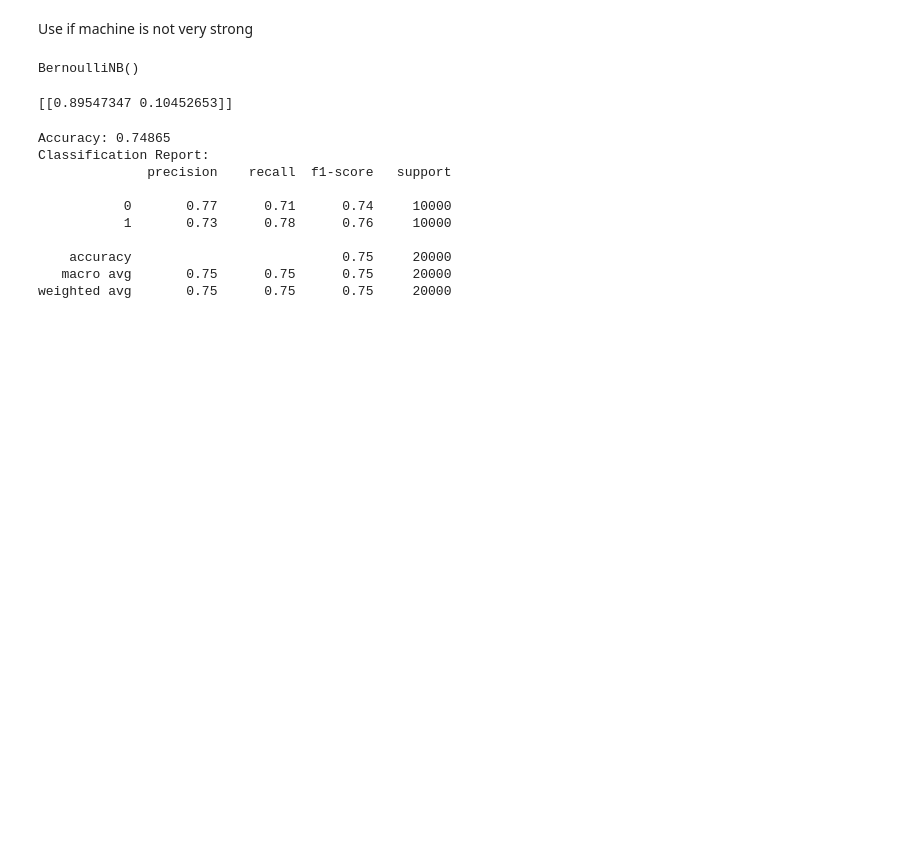
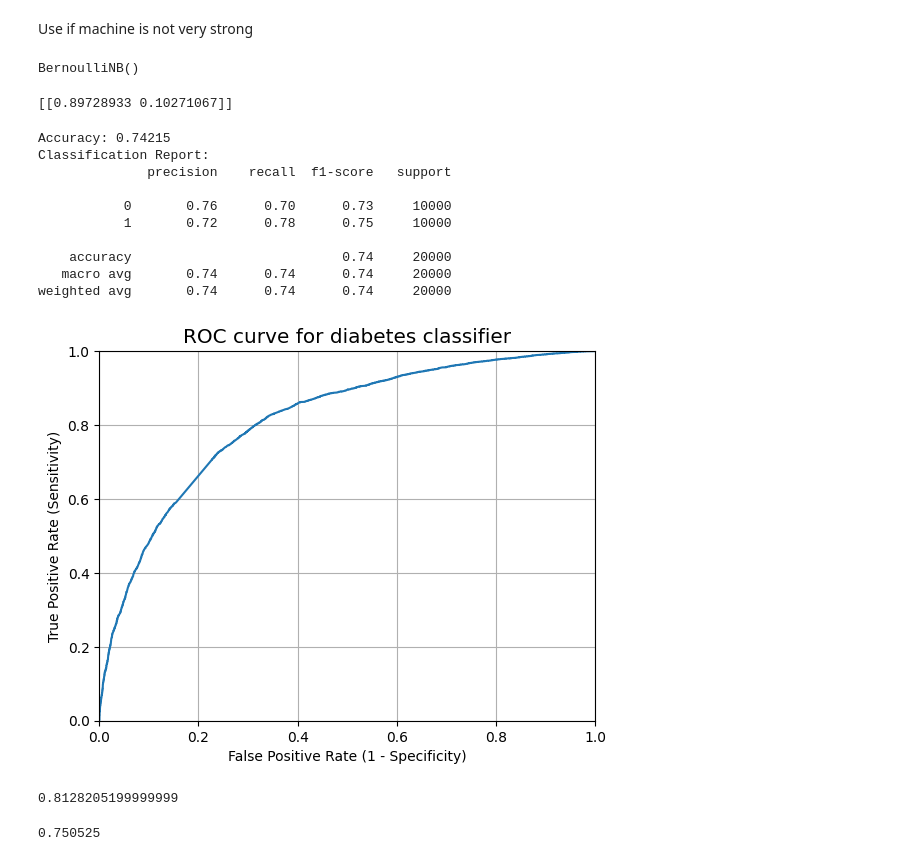
Before and after one commit to henry167b/IT1244-Project, a Jupyter notebook: Models/NaiveBayes.ipynb, the cells around one changed output. Saved outputs shown, nothing was run; the diff lists cells and outputs as text; code cells hidden in the pictures; blank space fills up the shorter version.

```diff
--- a/Models/NaiveBayes.ipynb
+++ b/Models/NaiveBayes.ipynb
@@ -57,7 +59,7 @@ sentences = [' '.join(words) for words in X_train]
 # Fit and transform the sentences
 one_hot_encoded = vectorizer.fit_transform(sentences)
 # %%
-test = SelectKBest(score_func=chi2, k=7500)
+test = SelectKBest(score_func=chi2, k=1000)
 X_train_new = test.fit_transform(one_hot_encoded, y_train)
 # %%
 clf = BernoulliNB()
@@ -75,7 +77,7 @@ sent = vectorizer.transform([sent])
 sent = test.transform(sent)
 print(clf.predict_proba(sent))
 # %% [output]
-[[0.89547347 0.10452653]]
+[[0.89728933 0.10271067]]
 # %%
 from sklearn.metrics import accuracy_score, classification_report
 # Evaluate the model
@@ -85,28 +87,35 @@ classification_rep = classification_report(y_test, y_pred)
 print(f'Accuracy: {accuracy}')
 print(f'Classification Report:\n{classification_rep}')
 # %% [output]
-Accuracy: 0.74865
+Accuracy: 0.74215
 Classification Report:
               precision    recall  f1-score   support
 
-           0       0.77      0.71      0.74     10000
-           1       0.73      0.78      0.76     10000
+           0       0.76      0.70      0.73     10000
+           1       0.72      0.78      0.75     10000
 
-    accuracy                           0.75     20000
-   macro avg       0.75      0.75      0.75     20000
-weighted avg       0.75      0.75      0.75     20000
+    accuracy                           0.74     20000
+   macro avg       0.74      0.74      0.74     20000
+weighted avg       0.74      0.74      0.74     20000
 # %%
+from sklearn.metrics import roc_curve
+
 y_pred_prob = clf.predict_proba(X_test_new)[:, 1]
 
-fpr, tpr, thresholds = sklearn.metrics.roc_curve(y_test, y_pred_prob)
+fpr, tpr, thresholds = roc_curve(y_test, y_pred_prob)
 
 plt.plot(fpr, tpr)
 plt.xlim([0.0, 1.0])
 plt.ylim([0.0, 1.0])
 plt.rcParams['font.size'] = 12
 plt.title('ROC curve for diabetes classifier')
 plt.xlabel('False Positive Rate (1 - Specificity)')
 plt.ylabel('True Positive Rate (Sensitivity)')
 plt.grid(True)
+# %% [output]
+[figure, added]
 # %%
-print(sklearn.metrics.roc_auc_score(y_test, y_pred_prob))
+from sklearn.metrics import roc_auc_score
+print(roc_auc_score(y_test, y_pred_prob))
+# %% [output]
+0.8128205199999999
@@ -112,0 +124,4 @@ print(sklearn.metrics.roc_auc_score(y_test, y_pred_prob))
+# %%
+cv_results['test_score'].mean()
+# %% [output]
+0.750525
```
Also changed, not shown: parts of 2 cells of this notebook.
